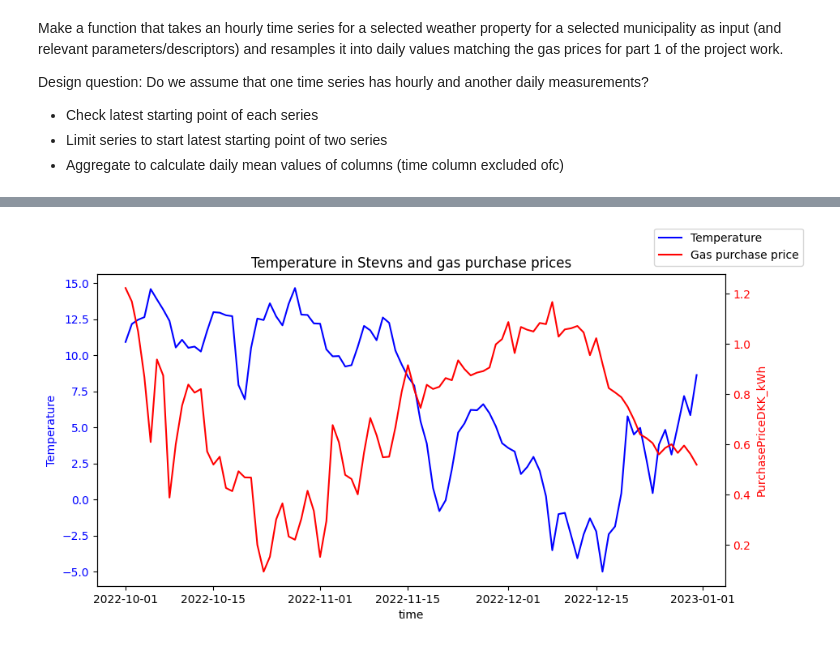
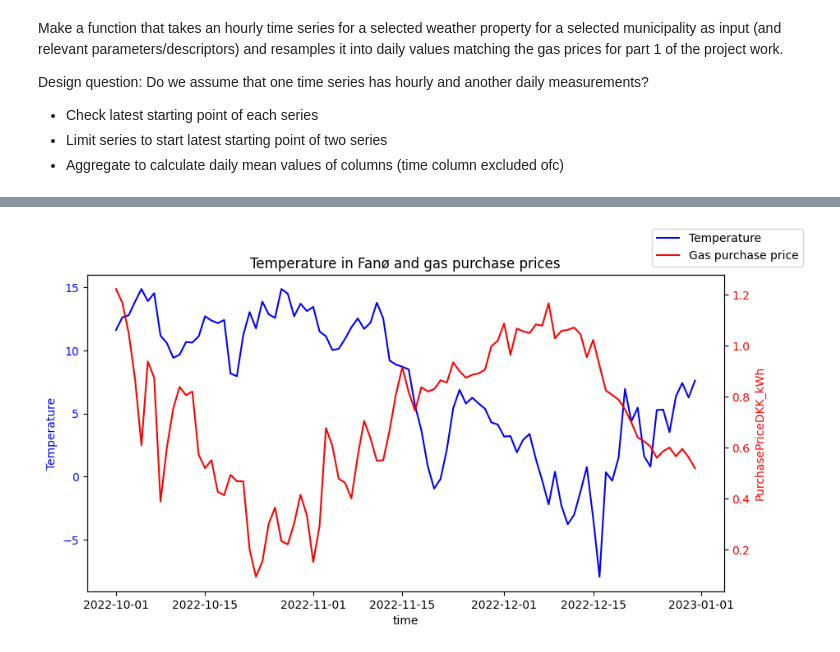
Before and after one commit to aadle/data-to-decision-320, a Jupyter notebook: project_2/project_2.ipynb, the cells around one changed output, grey strips where cells are left out. Drawn from its saved outputs; the diff is of its cells as text; code cells hidden in the pictures.

Commit message:
Updated sync_weather_to_gas function

```diff
--- a/project_2/project_2.ipynb
+++ b/project_2/project_2.ipynb
@@ -601,6 +598,4 @@ For the remaining fetures it would be reasonable to impute the missing values as
 # %%
-df_weather_data = spark.sql("SELECT * FROM weather_view").toPandas()
-
 # Preparing DataFrame for interpolation
 df_weather_data = df_weather_data.sort_values("datetime", ascending=True)
 df_weather_data.set_index("datetime", inplace=True)
@@ -619,0 +620,7 @@ df_weather_data.reset_index()
+# %%
+exclude_cols = ["prcp", "snow", "tsun", "coco"]
+df_weather_impute = df_weather_data.copy().drop(columns=exclude_cols)
+df_weather_impute = df_weather_impute.interpolate("time")
+
+df_weather_data.update(df_weather_impute)
+df_weather_data.reset_index(inplace=True)
@@ -704,25 +757,25 @@ df_weather_trunc, df_gas_prices_trunc = sync_weather_to_gas(df_weather_data, df_
 # %%
-random.seed(12341)
+random.seed(1234341)
 
-municipality = random.choice(df_weather_trunc["municipality"].unique())
-df_weather_trunc = df_weather_trunc.query(f"municipality == '{municipality}'")
+rand_municipality = random.choice(df_weather_data["municipality"].unique())
+df_random = sync_weather_to_gas(df_weather_data, df_gas_prices, "datetime", "GasDay", "temp", rand_municipality)
 
 fig, ax1 = plt.subplots(figsize=(10,5))
-ax1.plot(df_weather_trunc["datetime"], df_weather_trunc["temp"],
+ax1.plot(df_random.index, df_random["temp"],
          color='b', label='Temperature')
 ax1.set_xlabel("time")
 ax1.set_ylabel("Temperature", color="b")
 ax1.tick_params(axis="y", labelcolor="b")
 
 ax2 = ax1.twinx()
-ax2.plot(df_weather_trunc["datetime"], df_gas_prices_trunc["PurchasePriceDKK_kWh"],
+ax2.plot(df_random.index, df_random["PurchasePriceDKK_kWh"],
          color='r', label='Gas purchase price')
 ax2.set_ylabel("PurchasePriceDKK_kWh", color="r")
 ax2.tick_params(axis="y", labelcolor="r")
 
 fig.legend(loc="upper right")
-plt.title(f"Temperature in {municipality} and gas purchase prices")
+plt.title(f"Temperature in {rand_municipality} and gas purchase prices")
 
 plt.show()
 # %% [output]
-[figure, old version]
+[figure, new version]
```
Also changed, not shown: parts of 64 cells of this notebook.
